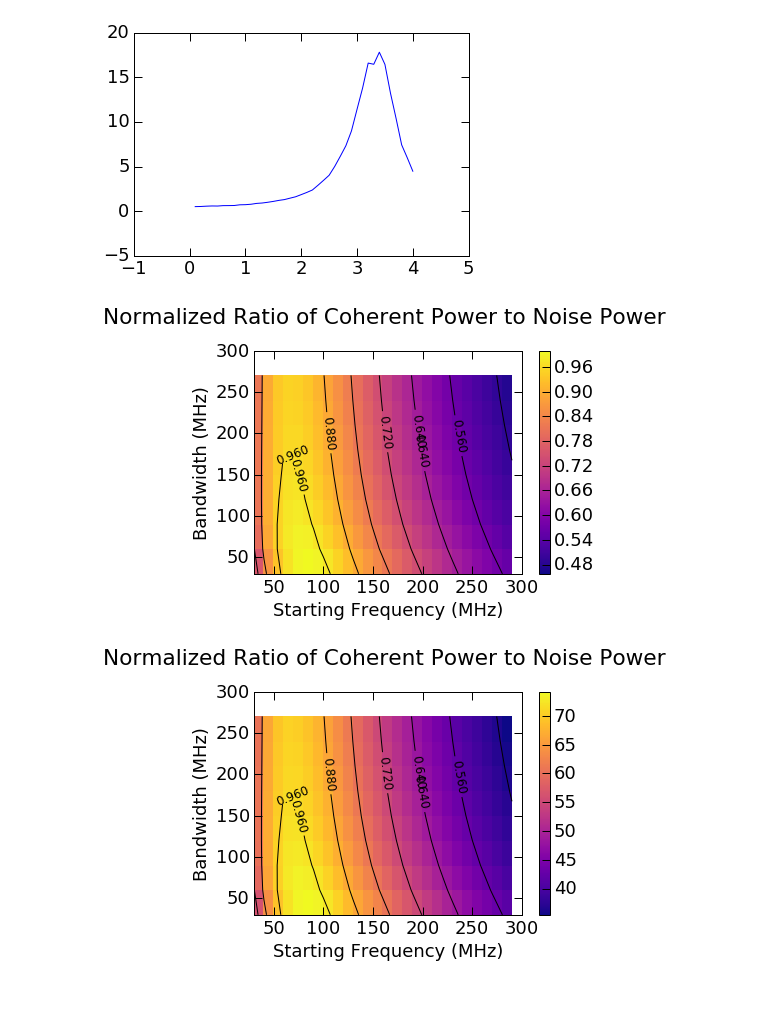
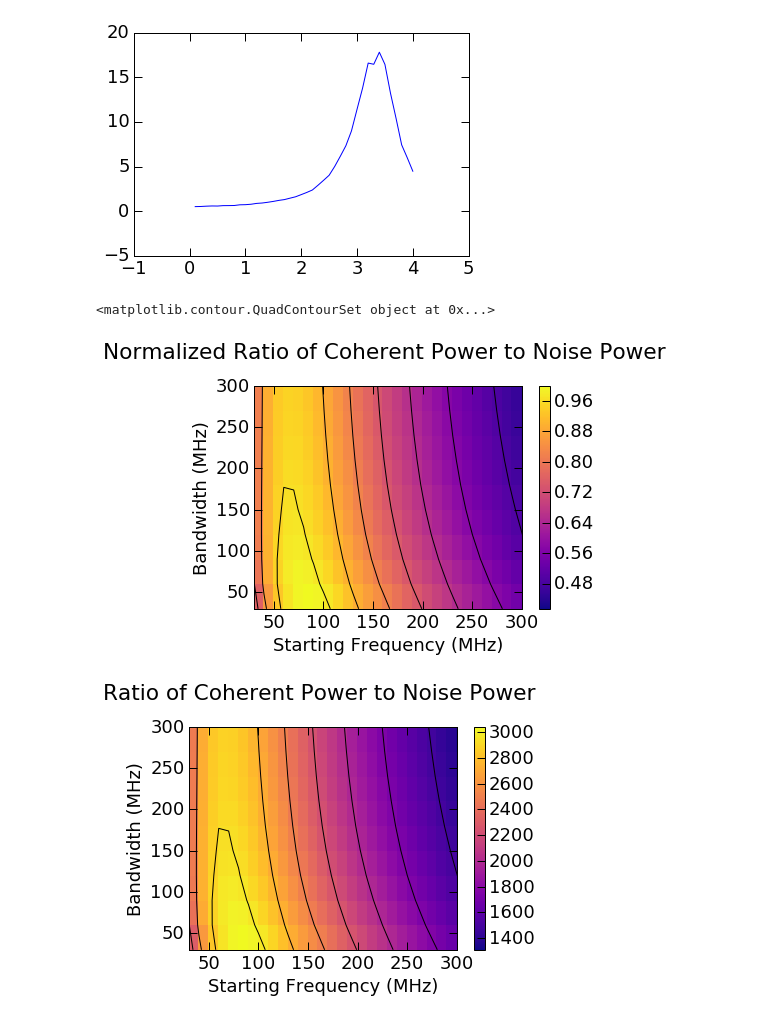
Before and after one commit to swissel/nutau_acceptance, a Jupyter notebook: 03_Detector/Mountain Top Efield Pulses Shared.ipynb, the cells around one changed output. Saved outputs shown, nothing was run; the diff lists cells and outputs as text; code cells hidden in the pictures.

```diff
--- a/03_Detector/Mountain Top Efield Pulses Shared.ipynb
+++ b/03_Detector/Mountain Top Efield Pulses Shared.ipynb
@@ -125,7 +125,7 @@ def bandpassed_coherent_sum_signal(fstart,fstop):
 def coherent_power_sum_voltage_td(voltage):
     return np.sum(voltage**2 )/Z_L
 
-def coherent_power_sum_voltage_fd(voltage, dt):
+def coherent_power_sum_voltage_fd(voltage):
     return np.sum(np.abs(voltage)**2)/ Z_L / len(voltage)
 
 def voltage(offangle, fstart, fstop, gain):
@@ -149,9 +149,9 @@ def bandpassed_power_per_angle(fstart, fstop, gain=1, td=True):
         dt = time[1] - time[0]
         #fft_norm = np.sqrt(2)/np.sqrt(N) # sqrt(2) accounts for real part of specturm
         if( td):
-            power_offangles.append(coherent_power_sum_voltage_td(volt, dt ))
+            power_offangles.append(coherent_power_sum_voltage_td(volt ))
         else:
-            power_offangles.append(coherent_power_sum_voltage_fd(voltage_fft, dt))
+            power_offangles.append(coherent_power_sum_voltage_fd(voltage_fft))
 
     power_off_angles = np.array(power_offangles)
 
@@ -256,8 +256,8 @@ def beam_power_ratio(fstart=0., fstop=0):
     return pratio, coherent_signal_sum, incoherent_noise_sum
 # %%
 ### two-dimensional scan of bandwidth and center frequency
-start_frequencies = np.arange(30e6, 300e6, 10e6)
-bandwidths = np.arange(30e6, 300e6, 30e6)
+start_frequencies = np.arange(30e6, 330e6, 10e6)
+bandwidths = np.arange(30e6, 330e6, 30e6)
 
 pratios2 = []
 noise_powers2 = []
@@ -289,41 +289,44 @@ start_freq, bands = np.meshgrid(start_frequencies, bandwidths)
 #convert intensity (list of lists) to a numpy array for plotting
 
 pratios2 = np.array(pratios2)
+
 
 #now just plug the data into pcolormesh, it's that easy!
 pyp.figure(1)
 mcolors = matplotlib.colors.Normalize(vmin=pratios2.min()/pratios2.max(),
                                       vmax=1.,)
 pyp.pcolormesh(start_freq/1e6, bands/1e6, pratios2/pratios2.max(),
                norm=mcolors, cmap='plasma')
 pyp.colorbar() #need a colorbar to show the intensity scale
 
 pyp.xlim(30,300)
 pyp.ylim(30,300)
 CS = pyp.contour(start_freq/1e6, bands/1e6, pratios2/pratios2.max(), 8, colors='k')
+print CS
 manual_locations = [(75,150),(75,200),(100,200), (150,200),(175,200), (200,200),(250,200) ]
-pyp.clabel(CS, inline=1, fontsize=12, manual=manual_locations)
+#pyp.clabel(CS, inline=1, fontsize=12, manual=manual_locations)
 
 pyp.xlabel("Starting Frequency (MHz)")
 pyp.ylabel("Bandwidth (MHz)")
 pyp.title("Normalized Ratio of Coherent Power to Noise Power ", y=1.1)
 pyp.savefig("/Users/wissels/Dropbox/MountainTop/AntennaStudy/pulse_power_over_noise_power_contour_norm_%dkm_%ddeg.png"%(h,z))
 
 pyp.figure(2)
 pyp.pcolormesh(start_freq/1e6, bands/1e6, pratios2,
                cmap='plasma')
 pyp.colorbar() #need a colorbar to show the intensity scale
 
 pyp.xlim(30,300)
 pyp.ylim(30,300)
 CS = pyp.contour(start_freq/1e6, bands/1e6, pratios2/pratios2.max(), 8, colors='k')
 manual_locations = [(75,150),(75,200),(100,200), (150,200),(175,200), (200,200),(250,200) ]
-pyp.clabel(CS, inline=1, fontsize=12, manual=manual_locations)
+#pyp.clabel(CS, inline=1, fontsize=12, manual=manual_locations)
 
 pyp.xlabel("Starting Frequency (MHz)")
 pyp.ylabel("Bandwidth (MHz)")
-pyp.title("Normalized Ratio of Coherent Power to Noise Power ", y=1.1)
+pyp.title("Ratio of Coherent Power to Noise Power ", y=1.1)
 pyp.savefig("/Users/wissels/Dropbox/MountainTop/AntennaStudy/pulse_power_over_noise_power_contour_%dkm_%ddeg.png"%(h,z))
 # %% [output]
+<matplotlib.contour.QuadContourSet object at 0x...>
-[figure, old version]
+[figure, new version]
-[figure, old version]
+[figure, new version]
```
Also changed, not shown: parts of 1 cell of this notebook.
